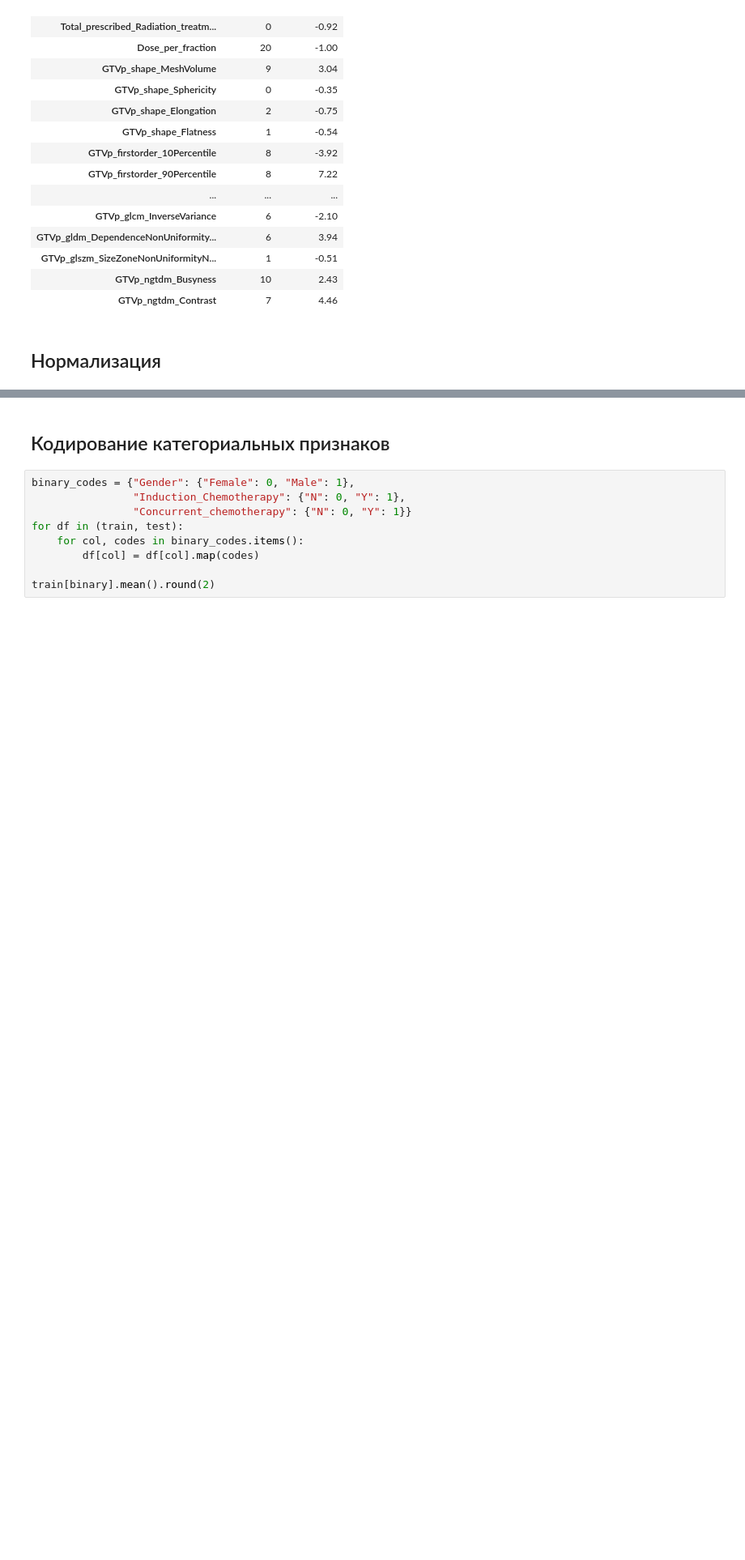
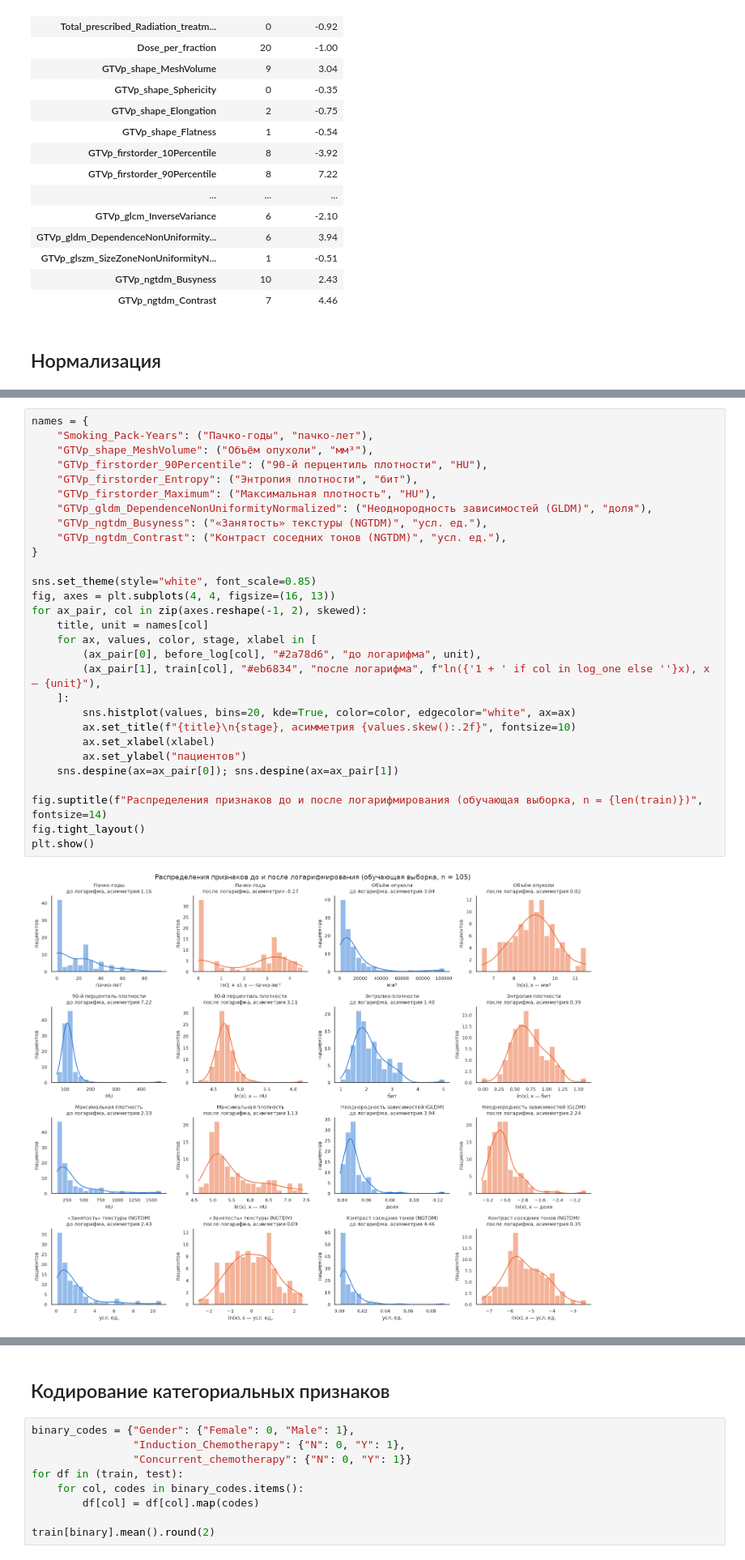
Before and after one commit to a1pha-dev/SS-Computationaloncology, a Jupyter notebook: w5/practice.ipynb, the cells around one changed output, grey strips where cells are left out. Shown at 81% size. Saved outputs shown, nothing was run; the diff lists cells and outputs as text; blank space fills up the shorter version.

```diff
--- a/w5/practice.ipynb
+++ b/w5/practice.ipynb
@@ -146,3 +153,34 @@ pd.DataFrame({"до логарифма": outliers.loc[skewed, "выбросов"
+# %%
+names = {
+    "Smoking_Pack-Years": ("Пачко-годы", "пачко-лет"),
+    "GTVp_shape_MeshVolume": ("Объём опухоли", "мм³"),
+    "GTVp_firstorder_90Percentile": ("90-й перцентиль плотности", "HU"),
+    "GTVp_firstorder_Entropy": ("Энтропия плотности", "бит"),
+    "GTVp_firstorder_Maximum": ("Максимальная плотность", "HU"),
+    "GTVp_gldm_DependenceNonUniformityNormalized": ("Неоднородность зависимостей (GLDM)", "доля"),
+    "GTVp_ngtdm_Busyness": ("«Занятость» текстуры (NGTDM)", "усл. ед."),
+    "GTVp_ngtdm_Contrast": ("Контраст соседних тонов (NGTDM)", "усл. ед."),
+}
+
+sns.set_theme(style="white", font_scale=0.85)
+fig, axes = plt.subplots(4, 4, figsize=(16, 13))
+for ax_pair, col in zip(axes.reshape(-1, 2), skewed):
+    title, unit = names[col]
+    for ax, values, color, stage, xlabel in [
+        (ax_pair[0], before_log[col], "#2a78d6", "до логарифма", unit),
+        (ax_pair[1], train[col], "#eb6834", "после логарифма", f"ln({'1 + ' if col in log_one else ''}x), x — {unit}"),
+    ]:
+        sns.histplot(values, bins=20, kde=True, color=color, edgecolor="white", ax=ax)
+        ax.set_title(f"{title}\n{stage}, асимметрия {values.skew():.2f}", fontsize=10)
+        ax.set_xlabel(xlabel)
+        ax.set_ylabel("пациентов")
+    sns.despine(ax=ax_pair[0]); sns.despine(ax=ax_pair[1])
+
+fig.suptitle(f"Распределения признаков до и после логарифмирования (обучающая выборка, n = {len(train)})", fontsize=14)
+fig.tight_layout()
+plt.show()
+# %% [output]
+[figure, added]
 # %%
 ordinal_codes = {
     "N_category": {"0": 0, "1": 1, "2a": 2, "2b": 3, "2c": 4, "3": 5},
```
Also changed, not shown: parts of 4 cells of this notebook, 4 other files.
